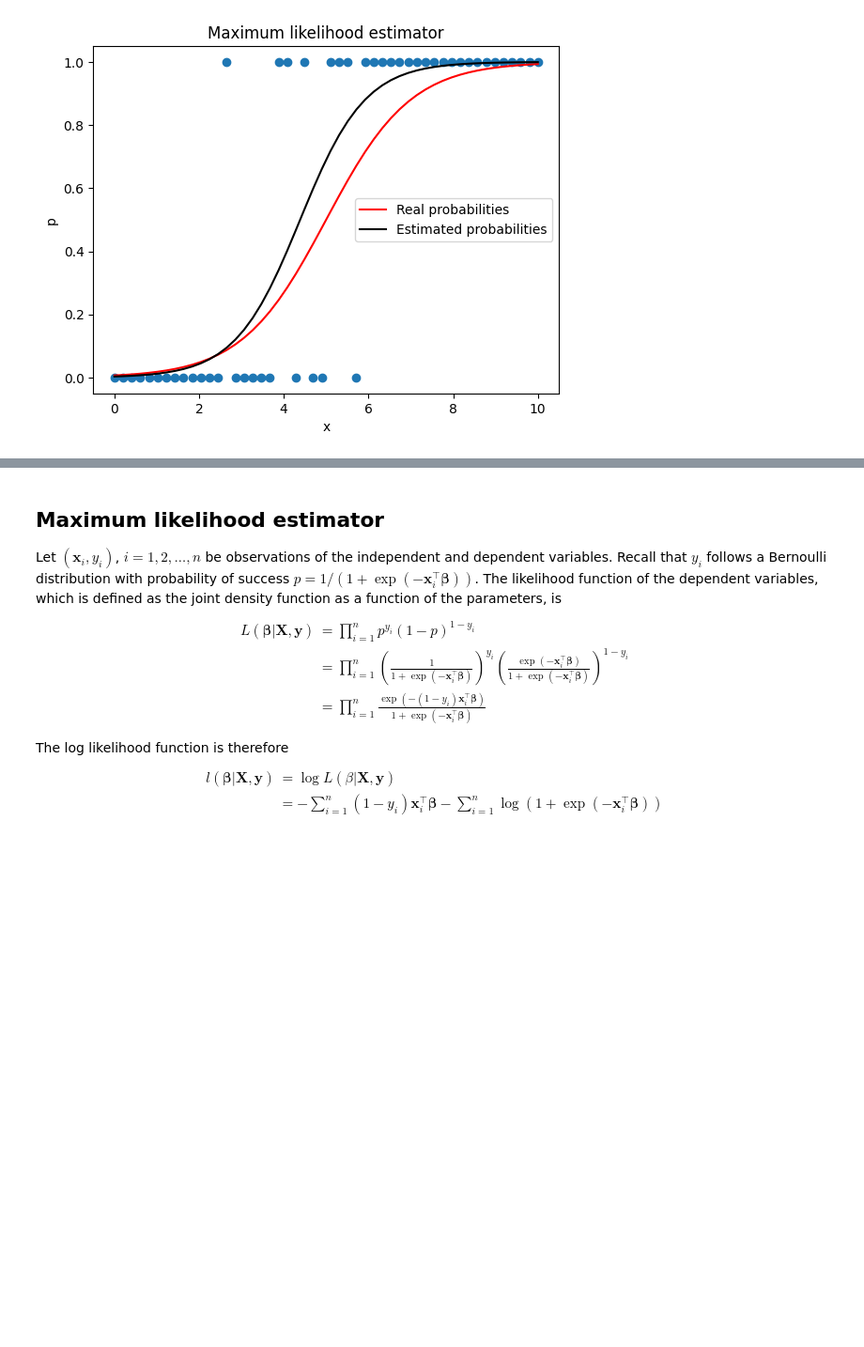
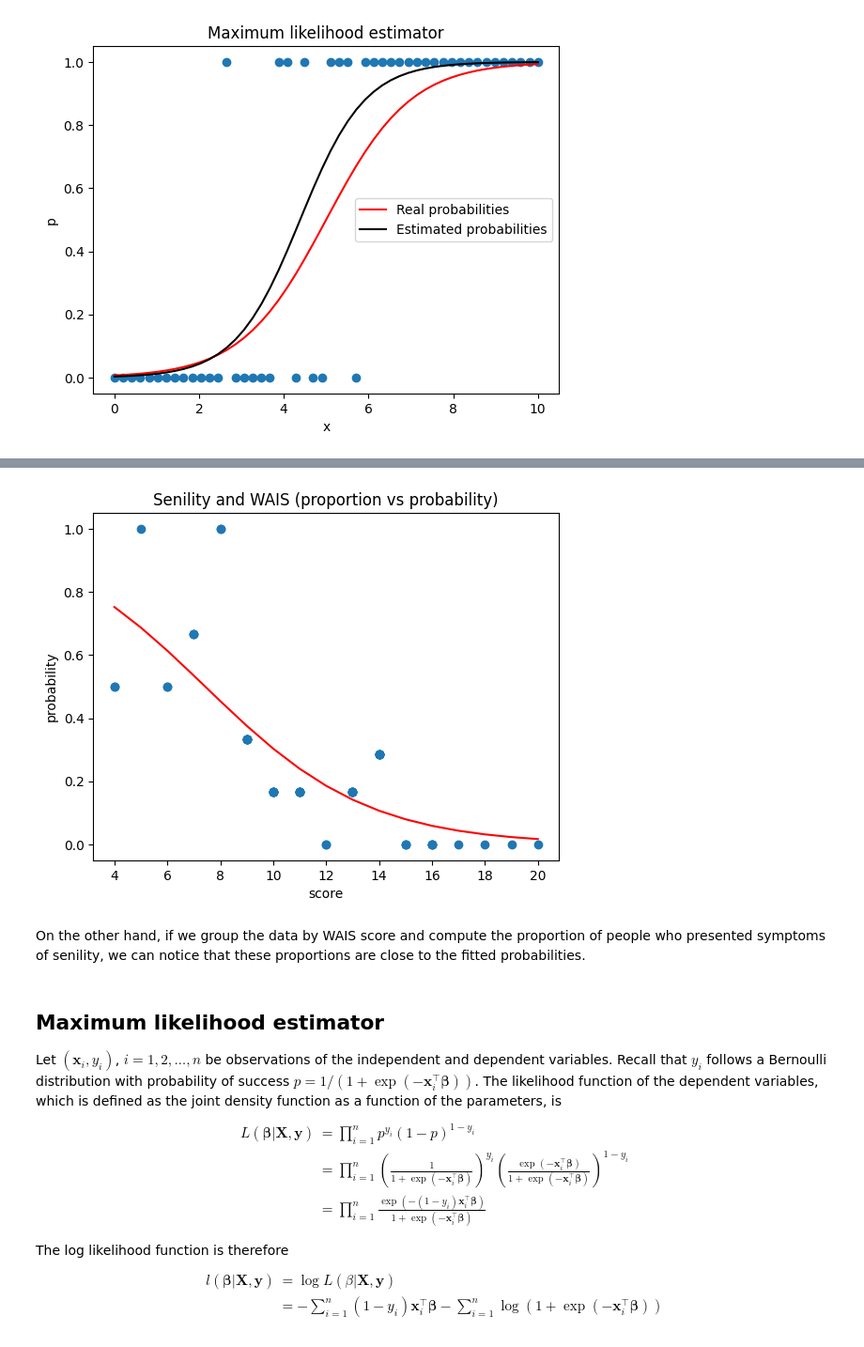
Before and after one commit to vdae2304/ML-DL, a Jupyter notebook: Classification/Logistic regression.ipynb, the cells around one changed output, grey strips where cells are left out. Shown at 94% size. Cells and saved outputs as stored; diff of their text form; code cells hidden in the pictures; blank space fills up the shorter version.

```diff
--- a/Classification/Logistic regression.ipynb
+++ b/Classification/Logistic regression.ipynb
@@ -116,3 +181,17 @@ plt.show()
+# %%
+df_wais["proportion"] = df_wais.groupby(by="score").senile.transform(np.mean)
+
+plt.figure()
+plt.title("Senility and WAIS (proportion vs probability)")
+plt.xlabel("score")
+plt.ylabel("probability")
+plt.plot("score", "proportion", "o", data=df_wais)
+plt.plot("score", "fitted_prob", "r-", data=df_wais)
+plt.show()
+# %% [output]
+[figure, added]
+# %% [markdown]
+On the other hand, if we group the data by WAIS score and compute the proportion of people who presented symptoms of senility, we can notice that these proportions are close to the fitted probabilities.
 # %% [markdown]
 ## Maximum likelihood estimator
 
```
Also changed, not shown: parts of 8 cells of this notebook, 1 other file.
